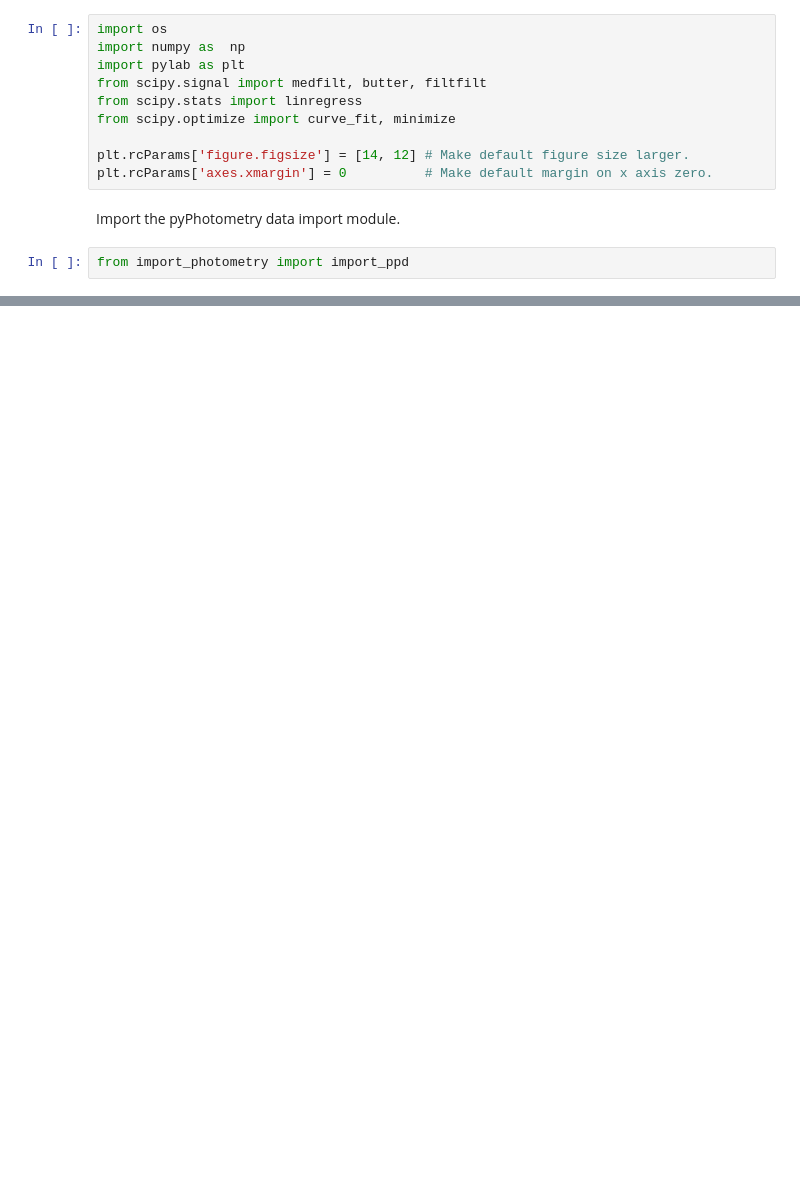
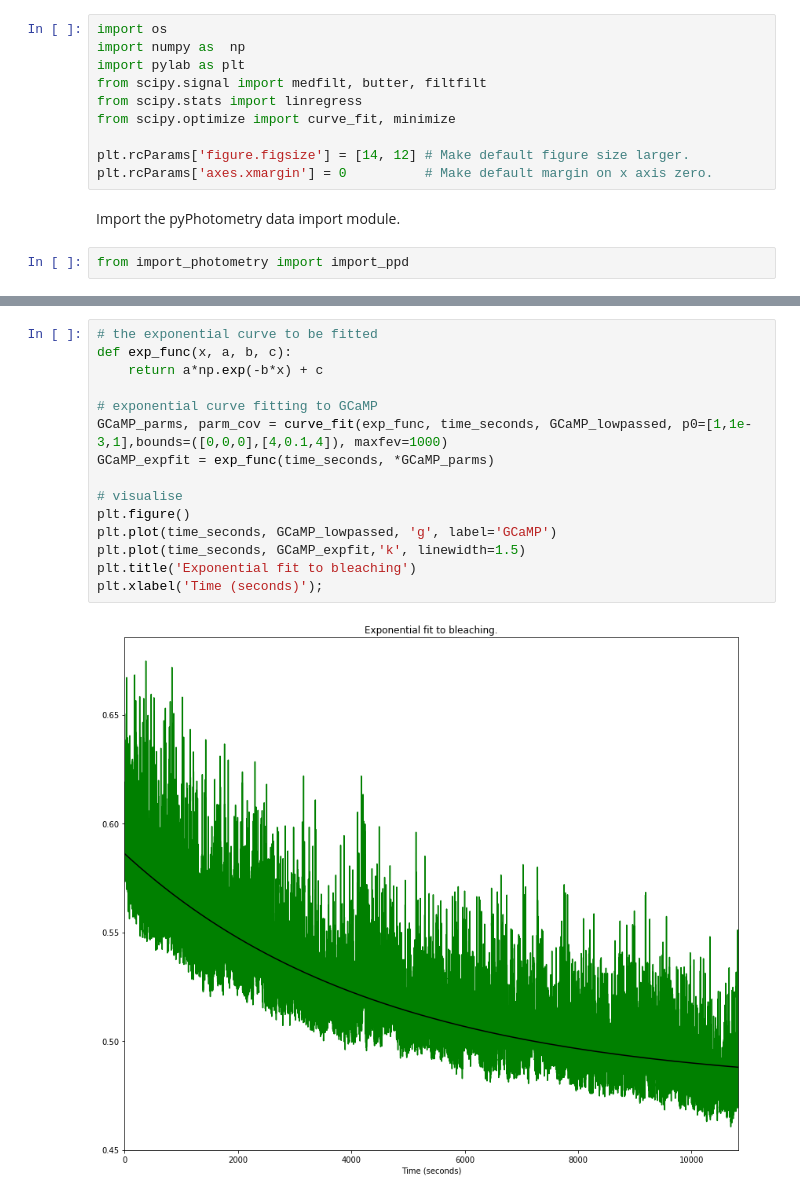
Before and after one commit to lauralgrima/photometry_preproc, a Jupyter notebook: photometry preprocessing.ipynb, the cells around one changed output, grey strips where cells are left out. Cells and saved outputs as stored; diff of their text form; blank space fills up the shorter version.

```diff
--- a/photometry preprocessing.ipynb
+++ b/photometry preprocessing.ipynb
@@ -28,0 +86,17 @@ from import_photometry import import_ppd
+# %%
+# the exponential curve to be fitted
+def exp_func(x, a, b, c):
+    return a*np.exp(-b*x) + c
+
+# exponential curve fitting to GCaMP
+GCaMP_parms, parm_cov = curve_fit(exp_func, time_seconds, GCaMP_lowpassed, p0=[1,1e-3,1],bounds=([0,0,0],[4,0.1,4]), maxfev=1000)
+GCaMP_expfit = exp_func(time_seconds, *GCaMP_parms)
+
+# visualise
+plt.figure()
+plt.plot(time_seconds, GCaMP_lowpassed, 'g', label='GCaMP')
+plt.plot(time_seconds, GCaMP_expfit,'k', linewidth=1.5)
+plt.title('Exponential fit to bleaching')
+plt.xlabel('Time (seconds)');
+# %% [output]
+[figure, added]
```
Also changed, not shown: parts of 32 cells of this notebook.
